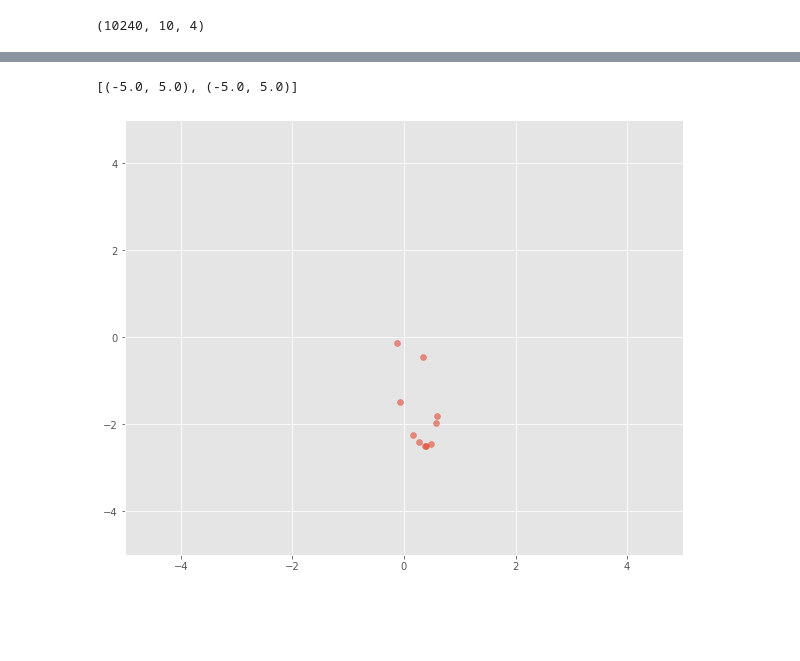
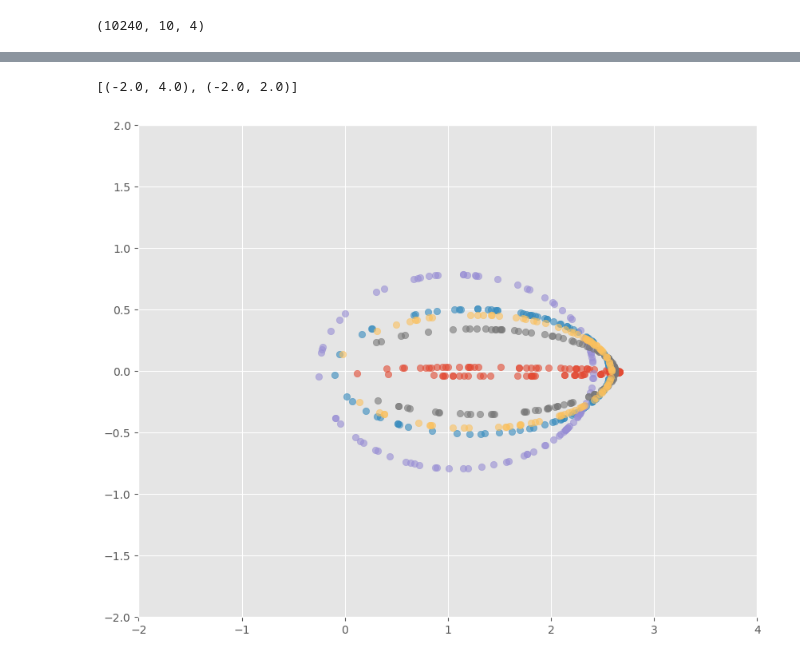
Before and after one commit to anugrahchemparathy/ContrastiveLearning, a Jupyter notebook: run/visualizations/OrbitsTesting.ipynb, the cells around one changed output, grey strips where cells are left out. Cells and saved outputs as stored; diff of their text form; code cells hidden in the pictures; blank space fills up the shorter version.

Commit message:
some work by ali, mostly adding new data config files/generalization

```diff
--- a/run/visualizations/OrbitsTesting.ipynb
+++ b/run/visualizations/OrbitsTesting.ipynb
@@ -13,7 +17,7 @@ sys.path.append('../') # now can access entire repository, (important when runni
 from ldcl.data.physics import get_dataset
 # %%
 #train_orbits_dataset = versatileorbits.OrbitsDataset()
-train_orbits_dataset = get_dataset("orbit_config_default.json", "../saved_datasets")[0]
+train_orbits_dataset = get_dataset("../data_configs/phi0_vary.json", "../../saved_datasets")[0]
 # %%
 """
 Dims = (10240, 100, 4) = (numOrbits, numSamples, (posx,posy,momentumx,momentumy))
@@ -24,11 +47,12 @@ train_orbits_dataset.data.shape
 # %%
-fig, ax = plt.subplots()
-for orbit_i in range(1):
+fig = plt.figure()
+ax = fig.add_subplot()
+for orbit_i in range(5):
     ax.scatter(train_orbits_dataset.data[orbit_i,:,0], train_orbits_dataset.data[orbit_i,:,1], alpha=.6) # position
-#     ax.scatter(train_orbits_dataset.data[orbit_i,:,2], train_orbits_dataset.data[orbit_i,:,3], alpha=.3) # momentum
+    #ax.scatter(train_orbits_dataset.data[orbit_i,:,2], train_orbits_dataset.data[orbit_i,:,3], alpha=.3) # momentum
 
 fig.set_size_inches(10, 8, forward=True)
-ax.set(xlim=(-5, 5), ylim=(-5, 5))
+ax.set(xlim=(-2, 4), ylim=(-2, 2))
 # %% [output]
-[(-5.0, 5.0), (-5.0, 5.0)]
+[(-2.0, 4.0), (-2.0, 2.0)]
-[figure, old version]
+[figure, new version]
```
Also changed, not shown: parts of 2 cells of this notebook, 40 other files.
